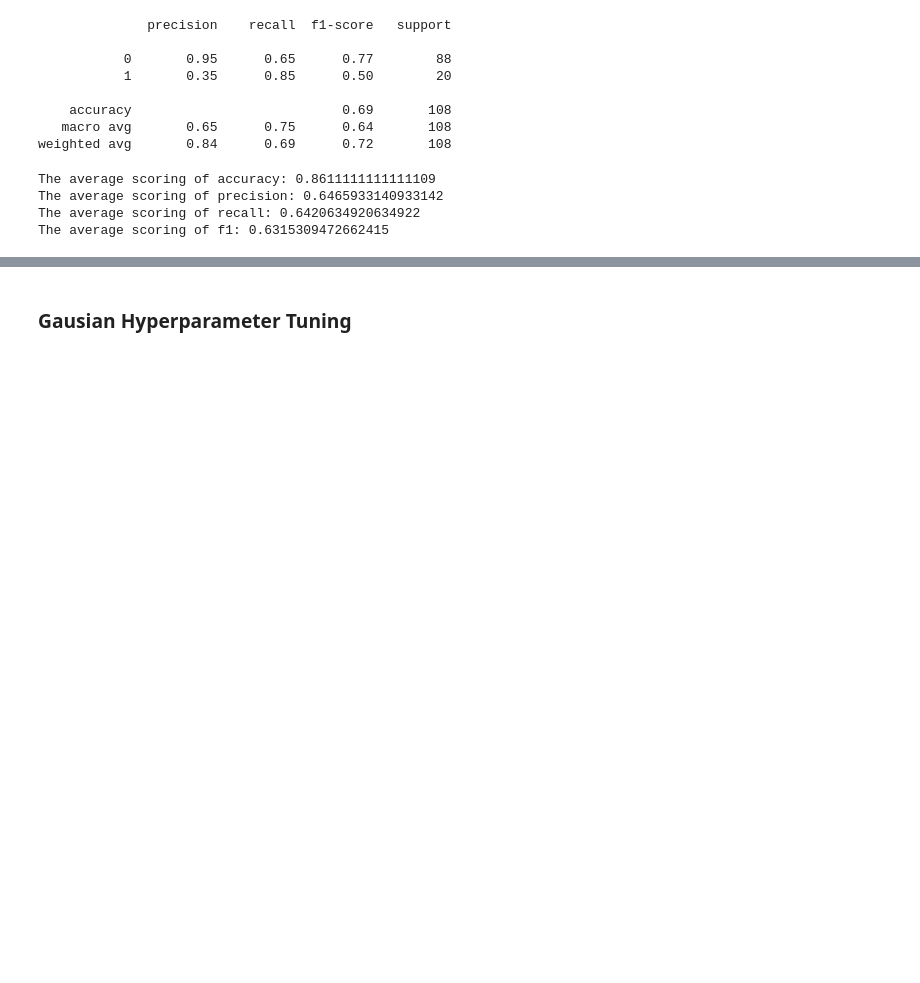
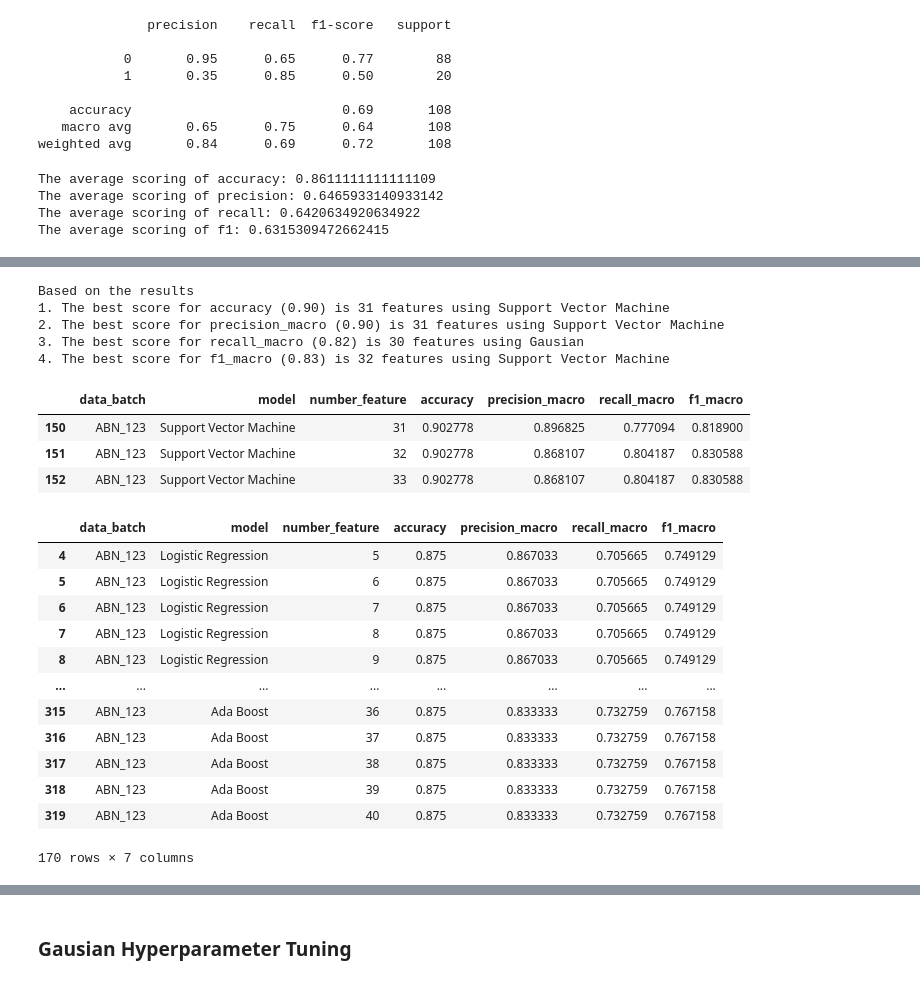
Before and after one commit to isaacebi/Aquaculture-Intelligence, a Jupyter notebook: notebooks/01-CO2-data-exploration.ipynb, the cells around one changed output, grey strips where cells are left out. Cells and saved outputs as stored; diff of their text form; code cells hidden in the pictures; blank space fills up the shorter version.

```diff
--- a/notebooks/01-CO2-data-exploration.ipynb
+++ b/notebooks/01-CO2-data-exploration.ipynb
@@ -970,0 +1044,44 @@ Based on the results of Repeated Stratified K-Fold cross validator, Random Overs
+# %%
+print('Based on the results')
+for idx, scoring in enumerate(['accuracy', 'precision_macro', 'recall_macro', 'f1_macro']):
+    num_feature = results.loc[results[scoring].idxmax()]['number_feature']
+    model_name = results.loc[results[scoring].idxmax()]['model']
+
+    score = results.loc[results[scoring].idxmax()][scoring]
+    print(f"{idx+1}. The best score for {scoring} ({score:.2f}) is {num_feature} features using {model_name}")
+# %% [output]
+Based on the results
+1. The best score for accuracy (0.90) is 31 features using Support Vector Machine
+2. The best score for precision_macro (0.90) is 31 features using Support Vector Machine
+3. The best score for recall_macro (0.82) is 30 features using Gausian
+4. The best score for f1_macro (0.83) is 32 features using Support Vector Machine
+# %%
+# SVM Model
+results[(
+    (results['accuracy'] > 0.9)
+    & (results['model'] == 'Support Vector Machine')
+)]
+# %% [output]
+|  | data_batch | model | number_feature | accuracy | precision_macro | recall_macro | f1_macro |
+| 150 | ABN_123 | Support Vector Machine | 31 | 0.902778 | 0.896825 | 0.777094 | 0.818900 |
+| 151 | ABN_123 | Support Vector Machine | 32 | 0.902778 | 0.868107 | 0.804187 | 0.830588 |
+| 152 | ABN_123 | Support Vector Machine | 33 | 0.902778 | 0.868107 | 0.804187 | 0.830588 |
+# %%
+# SVM Model
+results[(
+    (results['recall_macro'] > 0.7)
+)]
+# %% [output]
+|  | data_batch | model | number_feature | accuracy | precision_macro | recall_macro | f1_macro |
+| 4 | ABN_123 | Logistic Regression | 5 | 0.875 | 0.867033 | 0.705665 | 0.749129 |
+| 5 | ABN_123 | Logistic Regression | 6 | 0.875 | 0.867033 | 0.705665 | 0.749129 |
+| 6 | ABN_123 | Logistic Regression | 7 | 0.875 | 0.867033 | 0.705665 | 0.749129 |
+| 7 | ABN_123 | Logistic Regression | 8 | 0.875 | 0.867033 | 0.705665 | 0.749129 |
+| 8 | ABN_123 | Logistic Regression | 9 | 0.875 | 0.867033 | 0.705665 | 0.749129 |
+| ... | ... | ... | ... | ... | ... | ... | ... |
+| 315 | ABN_123 | Ada Boost | 36 | 0.875 | 0.833333 | 0.732759 | 0.767158 |
+| 316 | ABN_123 | Ada Boost | 37 | 0.875 | 0.833333 | 0.732759 | 0.767158 |
+| 317 | ABN_123 | Ada Boost | 38 | 0.875 | 0.833333 | 0.732759 | 0.767158 |
+| 318 | ABN_123 | Ada Boost | 39 | 0.875 | 0.833333 | 0.732759 | 0.767158 |
+| 319 | ABN_123 | Ada Boost | 40 | 0.875 | 0.833333 | 0.732759 | 0.767158 |
+170 rows × 7 columns
```
Also changed, not shown: parts of 24 cells of this notebook.
